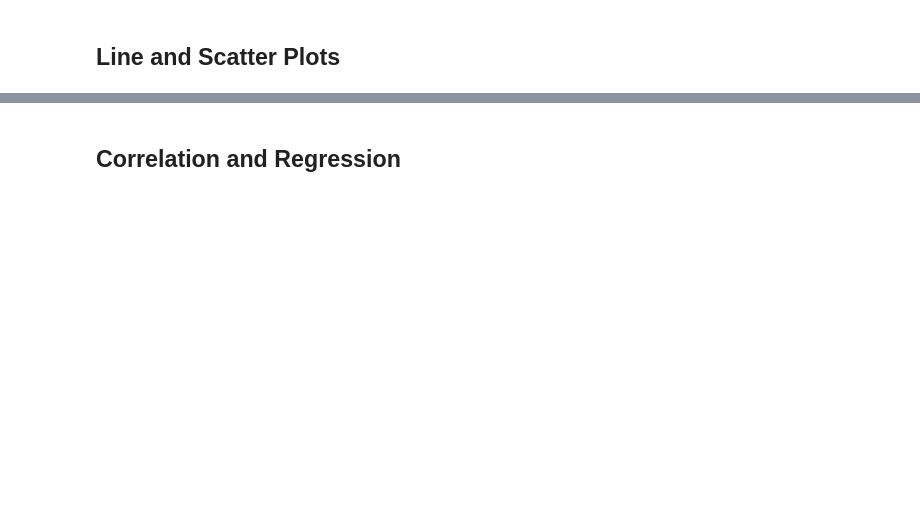
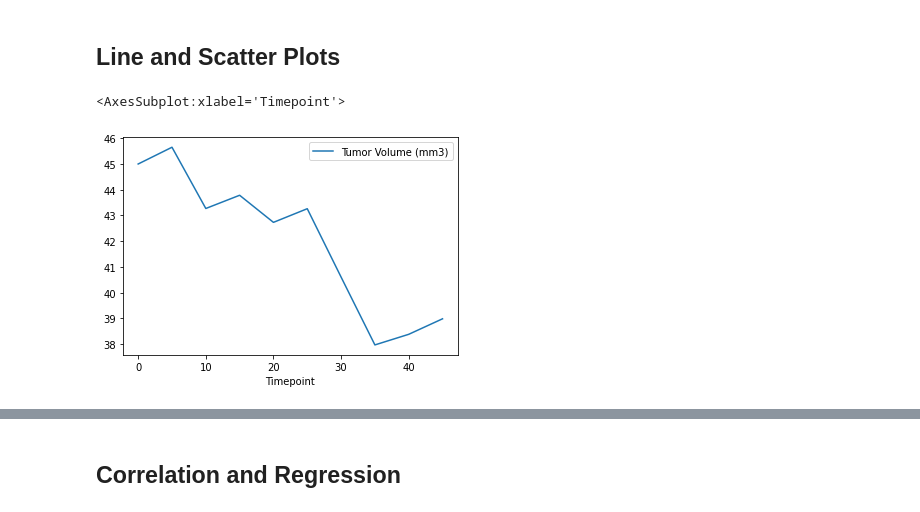
Before and after one commit to kaceejian/Matplotlib-Assignment, a Jupyter notebook: Pymaceuticals/pymaceuticals_starter.ipynb, the cells around one changed output, grey strips where cells are left out. Cells and saved outputs as stored; diff of their text form; code cells hidden in the pictures; blank space fills up the shorter version.

```diff
--- a/Pymaceuticals/pymaceuticals_starter.ipynb
+++ b/Pymaceuticals/pymaceuticals_starter.ipynb
@@ -384,5 +459,14 @@ plt.show()
 ## Line and Scatter Plots
 # %%
 # Generate a line plot of time point versus tumor volume for a mouse treated with Capomulin
+
+
+capomulin_treatment = clean_mouse_data[(clean_mouse_data['Drug Regimen']=='Capomulin') & (clean_mouse_data['Mouse ID']=='b128')]
+capomulin_treatment
+
+capomulin_treatment.plot( 'Timepoint' , 'Tumor Volume (mm3)' )
+# %% [output]
+<AxesSubplot:xlabel='Timepoint'>
+[figure, added]
 # %%
 # Generate a scatter plot of mouse weight versus average tumor volume for the Capomulin regimen
```
Also changed, not shown: parts of 11 cells of this notebook.
